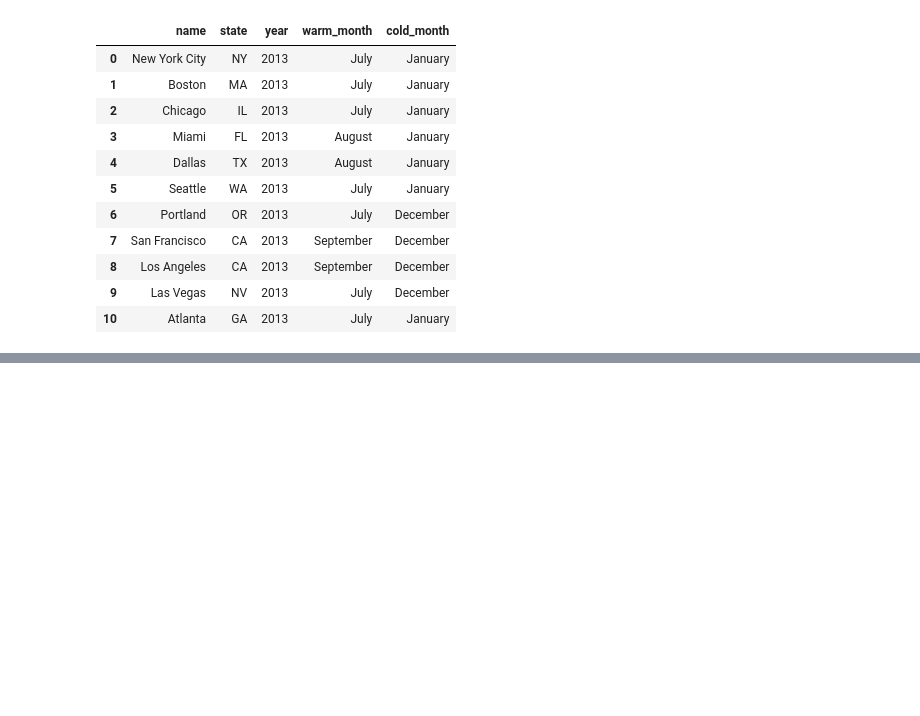
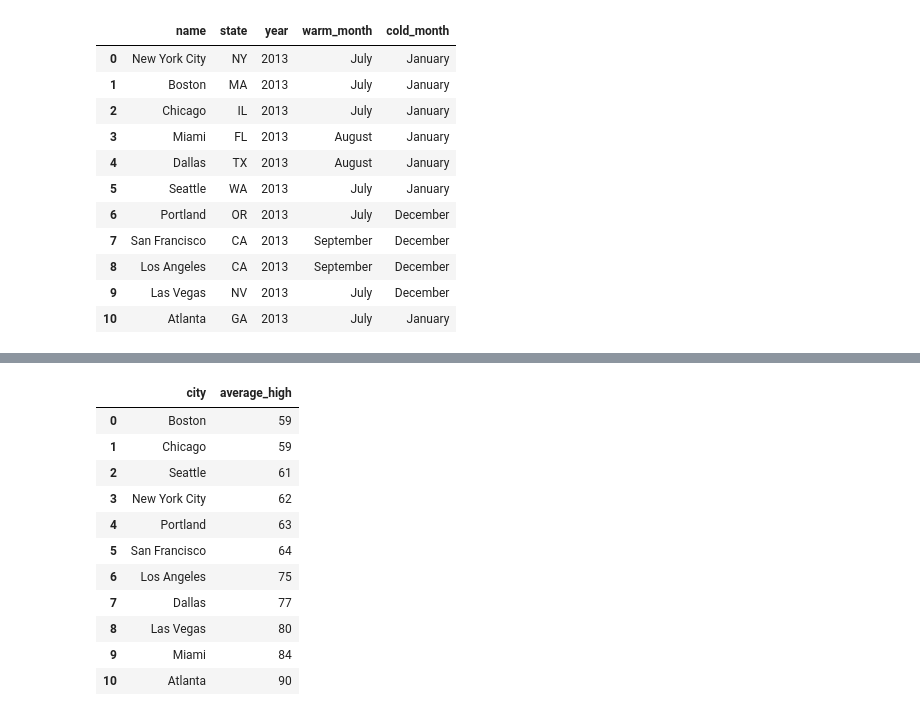
Before and after one commit to CleverProgrammer/Thinkful, a Jupyter notebook: unit1/ipython-notebooks/Thinkful Data Science Unit 1-- Data, Control Flow, Brain Visualizations, Read Write Files, SQLite3, and Pandas.ipynb, the cells around one changed output, grey strips where cells are left out. Drawn from its saved outputs; the diff is of its cells as text; code cells hidden in the pictures; blank space fills up the shorter version.

Commit message:
updating ipython notebooks. Finished Joining and Filtering Data in SQLite Unit1 Lesson3 Project3 on Thinkful

```diff
--- a/unit1/ipython-notebooks/Thinkful Data Science Unit 1-- Data, Control Flow, Brain Visualizations, Read Write Files, SQLite3, and Pandas.ipynb
+++ b/unit1/ipython-notebooks/Thinkful Data Science Unit 1-- Data, Control Flow, Brain Visualizations, Read Write Files, SQLite3, and Pandas.ipynb
@@ -1468,0 +1439,24 @@ s
+# %%
+import sqlite3 as lite
+import pandas as pd
+con = lite.connect('/users/rafeh/dropbox/github/thinkful/unit1/sqlite3/getting_started.db')
+with con:
+    cur = con.cursor()
+    cur.execute('CREATE TABLE example_table as\
+                 SELECT name, state, year, warm_month, cold_month, \
+                 average_high\
+                 FROM cities\
+                 INNER JOIN weather\
+                     ON name = city;')
+# %%
+import sqlite3 as lite
+import pandas as pd
+con = lite.connect('/Users/rafeh/dropbox/github/thinkful/unit1/sqlite3/getting_started.db')
+with con:
+    cur = con.cursor()
+    cur.execute('SELECT state, AVG(average_high) FROM\
+                 example_table GROUP BY state')
+    rows = cur.fetchall()
+    cols = [desc[0] for desc in cur.description]
+    temperature_by_state_df = pd.DataFrame(rows, columns=cols)
+temperature_by_state_df
@@ -1468,0 +1475,25 @@ s
+# %%
+import sqlite3 as lite
+import pandas as pd
+con = lite.connect('/users/rafeh/dropbox/github/thinkful/unit1/sqlite3/getting_started.db')
+with con:
+    cur = con.cursor()
+    cur.execute('SELECT city, average_high FROM weather\
+                 ORDER BY average_high;')
+    rows = cur.fetchall()
+    cols = [desc[0] for desc in cur.description]
+    order_by_averageHigh_df = pd.DataFrame(rows, columns=cols)
+order_by_averageHigh_df
+# %% [output]
+|  | city | average_high |
+| 0 | Boston | 59 |
+| 1 | Chicago | 59 |
+| 2 | Seattle | 61 |
+| 3 | New York City | 62 |
+| 4 | Portland | 63 |
+| 5 | San Francisco | 64 |
+| 6 | Los Angeles | 75 |
+| 7 | Dallas | 77 |
+| 8 | Las Vegas | 80 |
+| 9 | Miami | 84 |
+| 10 | Atlanta | 90 |
```
Also changed, not shown: parts of 8 cells of this notebook, 1 other file.
